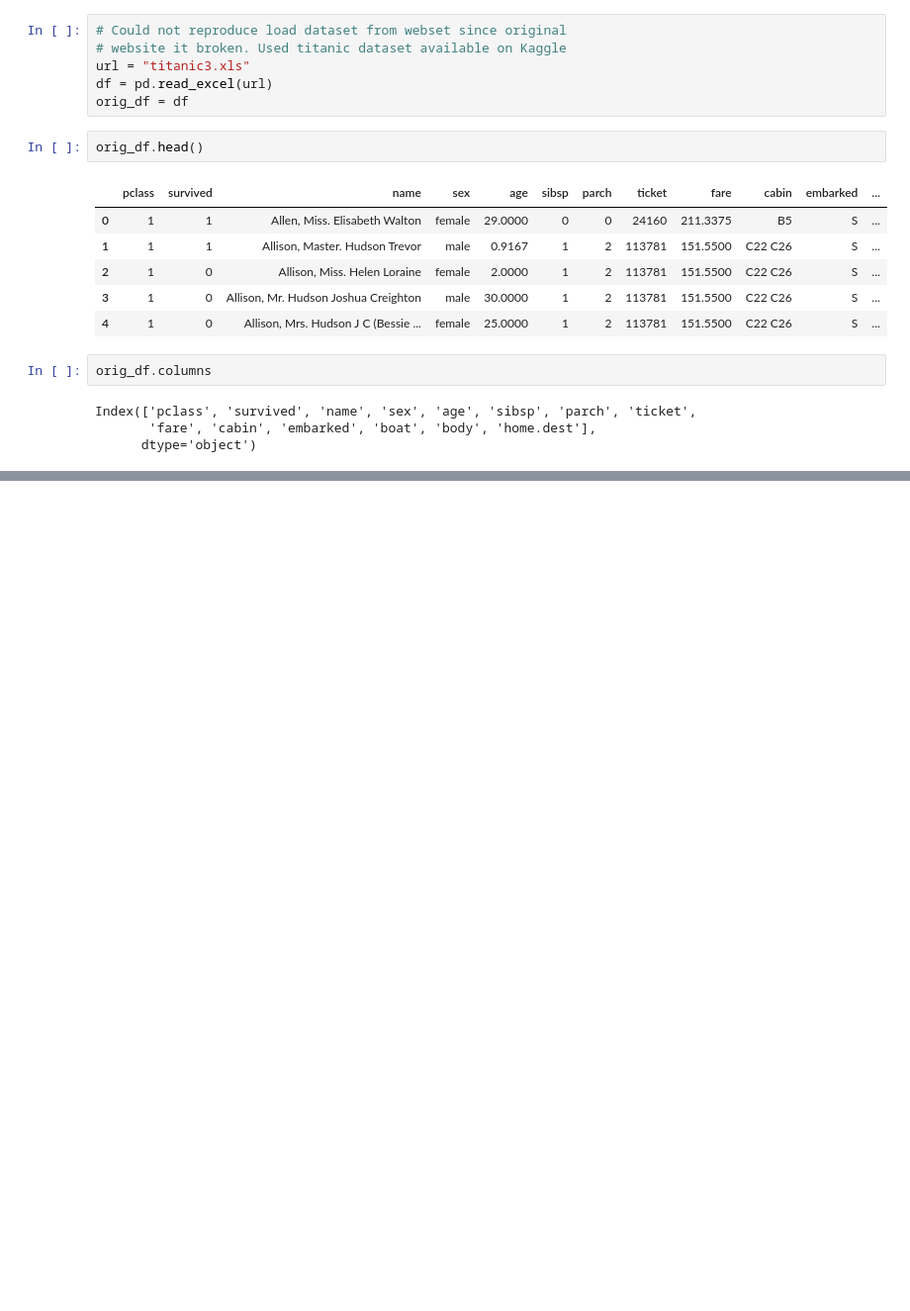
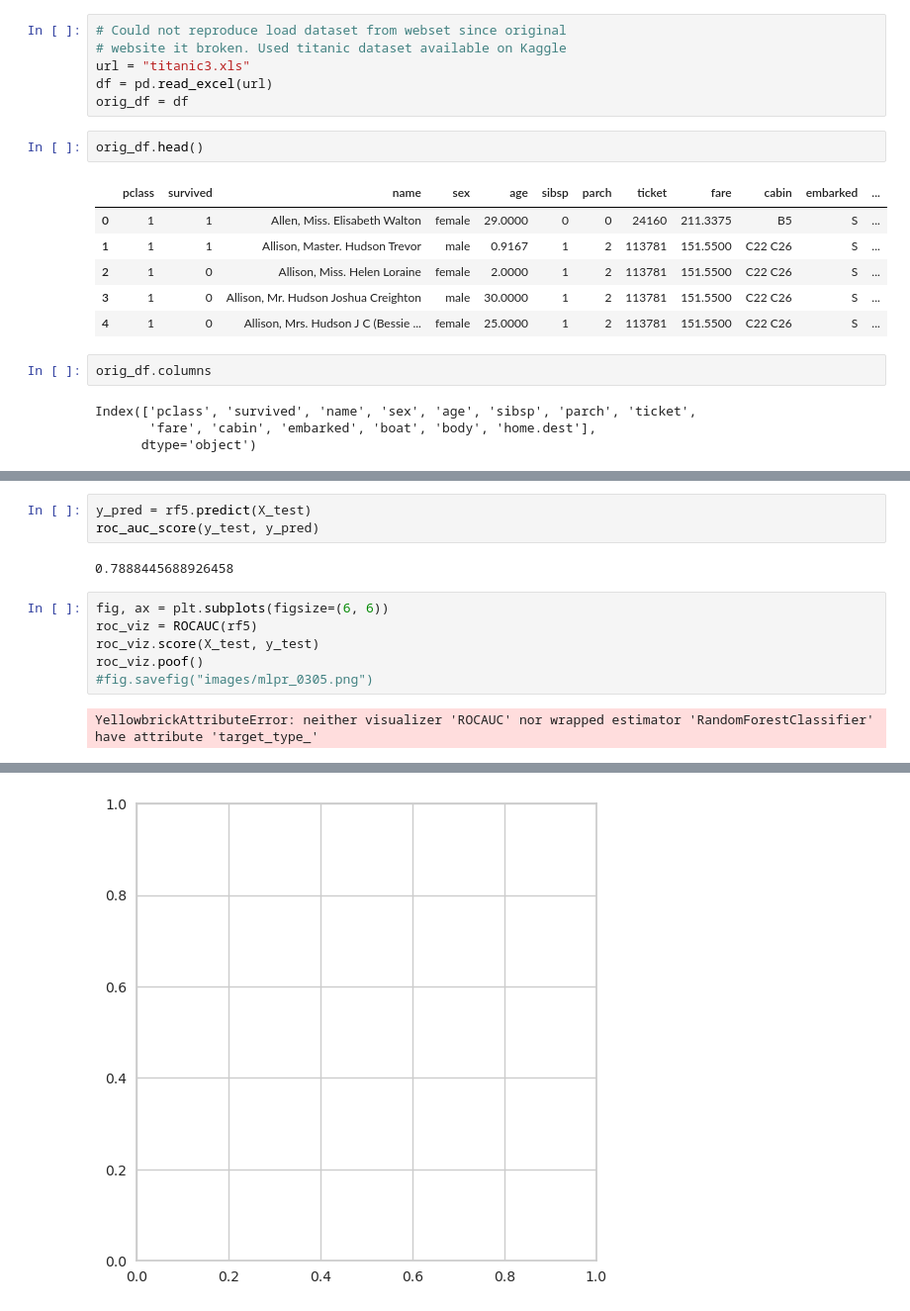
Before and after one commit to marcosfmmota/ml-playground, a Jupyter notebook: ml_pocket_ref/Chap3.ipynb, the cells around one changed output, grey strips where cells are left out. Shown at 99% size. Cells and saved outputs as stored; diff of their text form; blank space fills up the shorter version.

```diff
--- a/ml_pocket_ref/Chap3.ipynb
+++ b/ml_pocket_ref/Chap3.ipynb
@@ -32,0 +476,13 @@ Index(['pclass', 'survived', 'name', 'sex', 'age', 'sibsp', 'parch', 'ticket',
+# %%
+y_pred = rf5.predict(X_test)
+roc_auc_score(y_test, y_pred)
+# %% [output]
+0.7888445688926458
+# %%
+fig, ax = plt.subplots(figsize=(6, 6))
+roc_viz = ROCAUC(rf5)
+roc_viz.score(X_test, y_test)
+roc_viz.poof()
+#fig.savefig("images/mlpr_0305.png")
+# %% [output]
+YellowbrickAttributeError: neither visualizer 'ROCAUC' nor wrapped estimator 'RandomForestClassifier' have attribute 'target_type_'
@@ -32,0 +506 @@ Index(['pclass', 'survived', 'name', 'sex', 'age', 'sibsp', 'parch', 'ticket',
+[figure, added]
```
Also changed, not shown: parts of 51 cells of this notebook, 2 other files.
